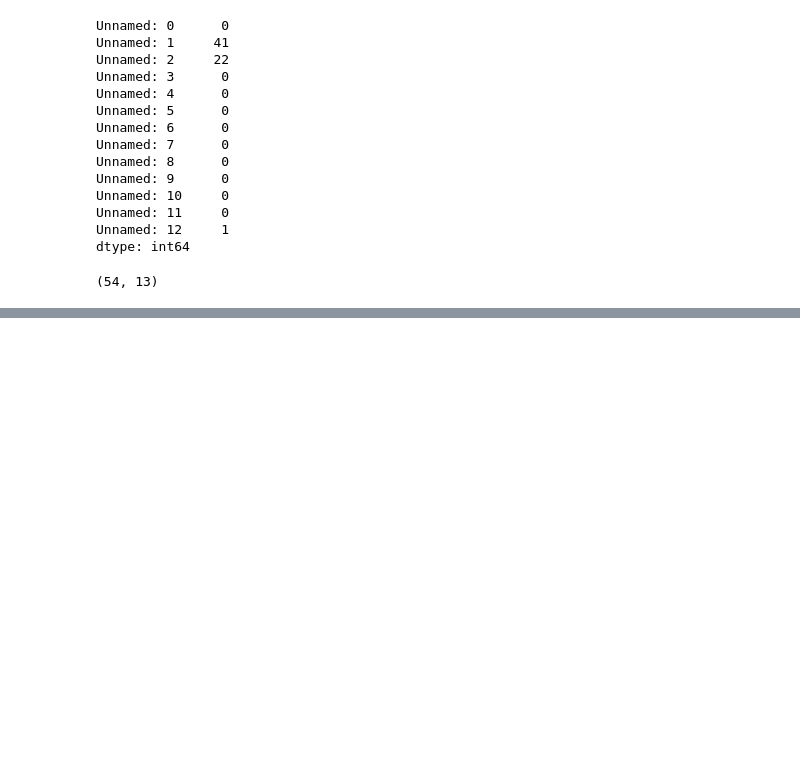
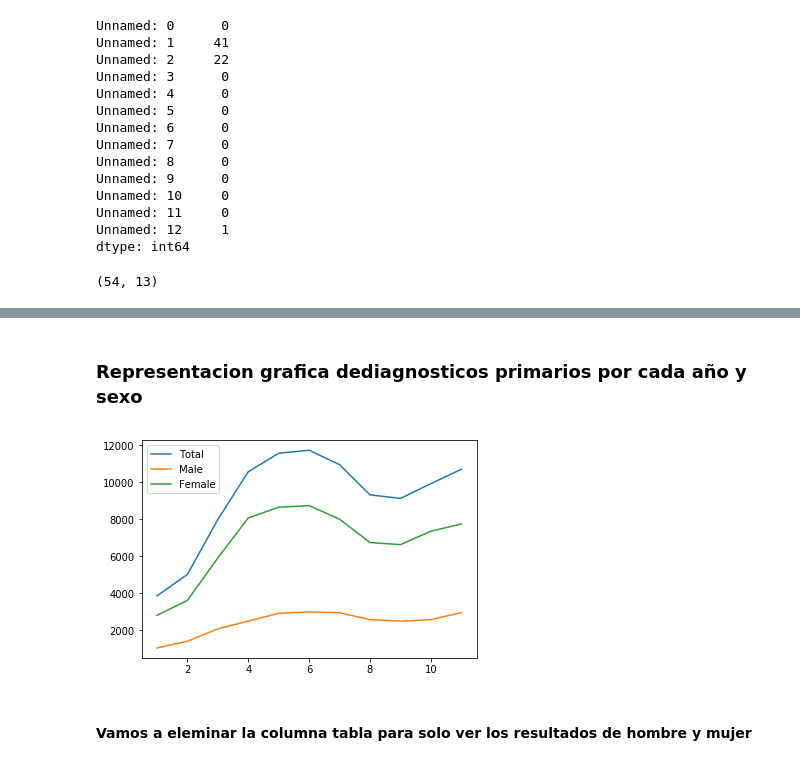
Before and after one commit to SergioME/TFM, a Jupyter notebook: Estudio_UK.ipynb, the cells around one changed output, grey strips where cells are left out. Drawn from its saved outputs; the diff is of its cells as text; code cells hidden in the pictures; blank space fills up the shorter version.

```diff
--- a/Estudio_UK.ipynb
+++ b/Estudio_UK.ipynb
@@ -268,0 +85,3 @@ plt.show()
+# %%
+sex_1 = pd.read_excel(dataset, sheet_name = 1 , skiprows=7 , skip_footer=14)
+sex_1.head(12)
@@ -268,0 +102,3 @@ plt.show()
+# %%
+sex_total_1 = sex_1.rename(columns={"Year4,5":"Year", "All persons6":"Total"})
+sex_total_1.head()
@@ -268,0 +112,3 @@ plt.show()
+# %%
+table_sex_1 = sex_total_1.drop('Unnamed: 1', 1).dropna()
+table_sex_1.head(11)
@@ -268,0 +128,9 @@ plt.show()
+# %% [markdown]
+### Representacion grafica dediagnosticos primarios por cada año y sexo
+# %%
+table_sex_1.plot()
+plt.show()
+# %% [output]
+[figure, added]
+# %% [markdown]
+#### Vamos a eleminar la columna tabla para solo ver los resultados de hombre y mujer
```
Also changed, not shown: parts of 65 cells of this notebook, 1 other file.
